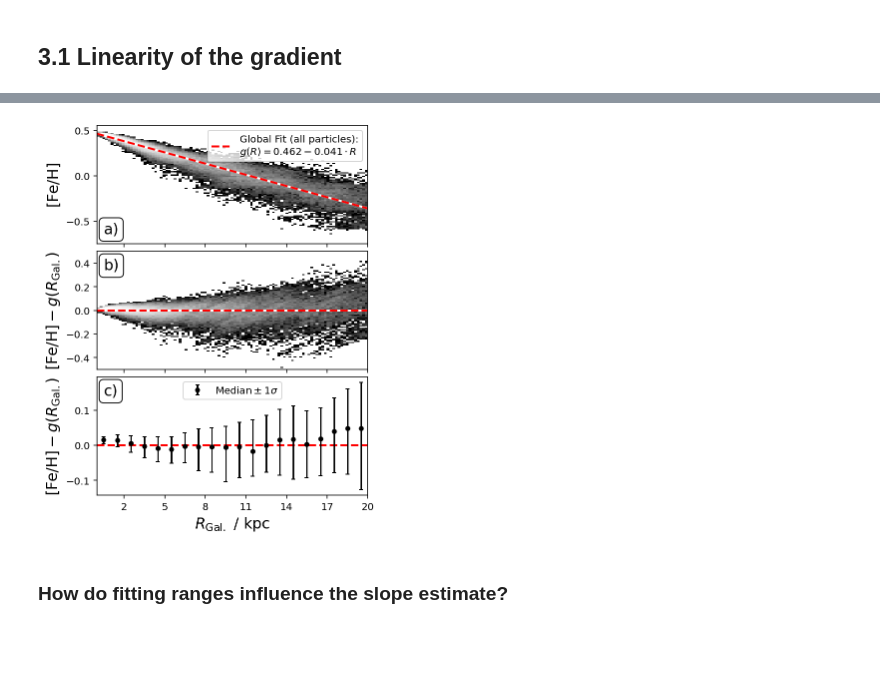
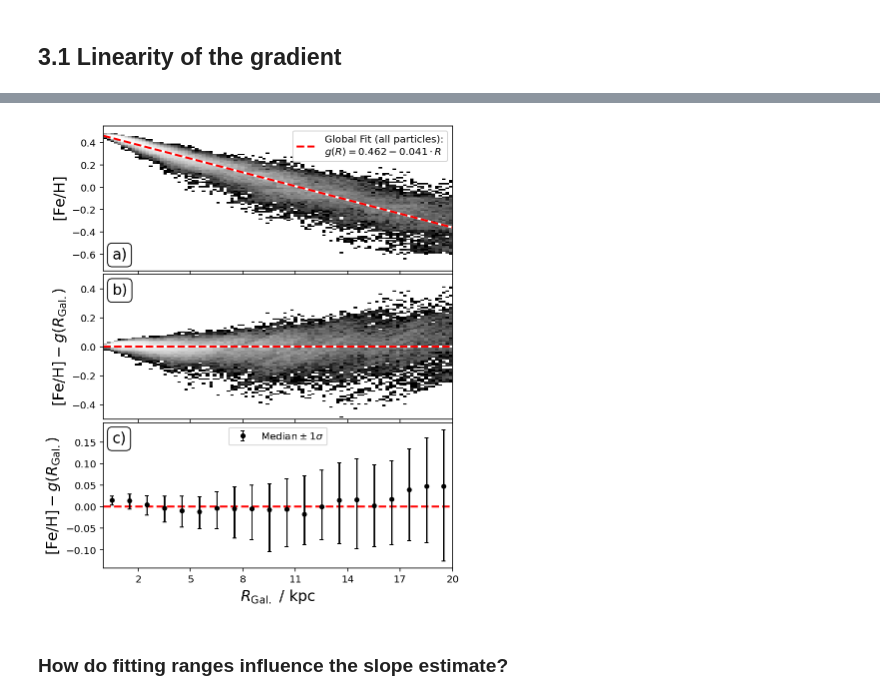
Before and after one commit to svenbuder/nihao_radial_metallicity_gradients, a Jupyter notebook: nihao_radial_metallicity_gradients.ipynb, the cells around one changed output, grey strips where cells are left out. Cells and saved outputs as stored; diff of their text form; code cells hidden in the pictures; blank space fills up the shorter version.

```diff
--- a/nihao_radial_metallicity_gradients.ipynb
+++ b/nihao_radial_metallicity_gradients.ipynb
@@ -317,7 +317,7 @@ Method & Intercept ($a_0 \pm \sigma_{a_0}$) & Slope ($a_1 \pm \sigma_{a_1}$) \\
 \end{tabularx}
 \end{table}
 # %%
-f, axes = plt.subplots(3,1,figsize=(5,6),sharex=True)
+f, axes = plt.subplots(3,1,figsize=(6,7),sharex=True)
 
 axes = axes.flatten()
 
@@ -418,34 +418,34 @@ for R_index, (R_bin_min, R_bin_max) in enumerate(zip(R_bins[:-1],R_bins[1:])):
     )
     if R_index == 0:
         legend_labels = []
         legend_labels.append(s)
 
 
 ax.plot(
     R_line,
     Fe_H_line,
     c = 'w',lw=2,
     zorder = 2
 )
 s2 = ax.plot(
     R_line,
     Fe_H_line,
     c = 'r',lw=2,ls='dashed',
     zorder = 2
 )
 
 ax.set_xlim(0,nihao_R_max)
 ax.set_xticks([2,5,8,11,14,17,20])
 
 ax.legend(loc = 'upper center', fontsize=10)
 
 plt.tight_layout(h_pad=0)
 
 plt.savefig('figures/global_r_feh_fit.png',dpi=300,bbox_inches='tight')
 plt.show()
 plt.close()
 # %% [output]
-[figure, old version]
+[figure, new version]
 # %% [markdown]
 ### How do fitting ranges influence the slope estimate?
 # %%
```
Also changed, not shown: 1 other file.
